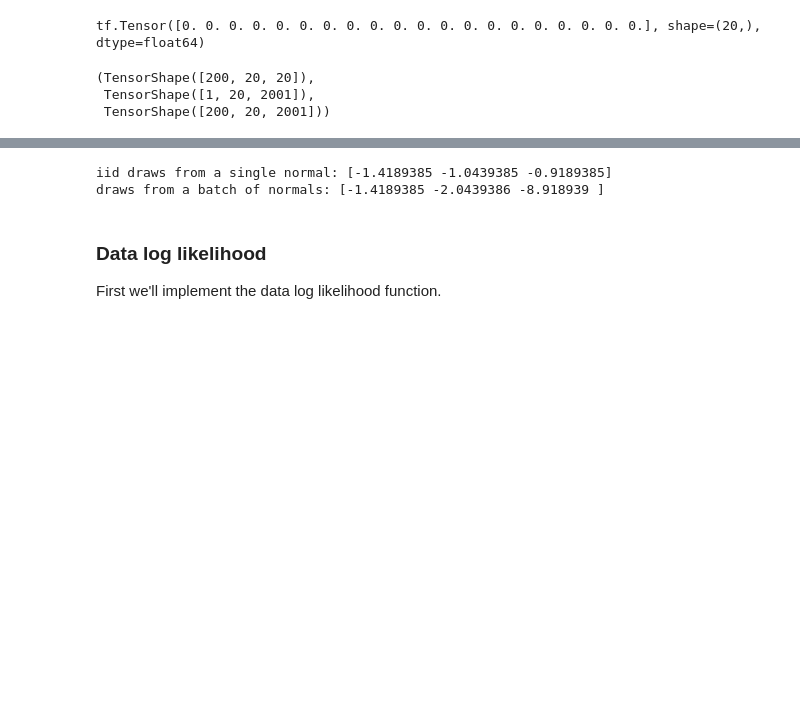
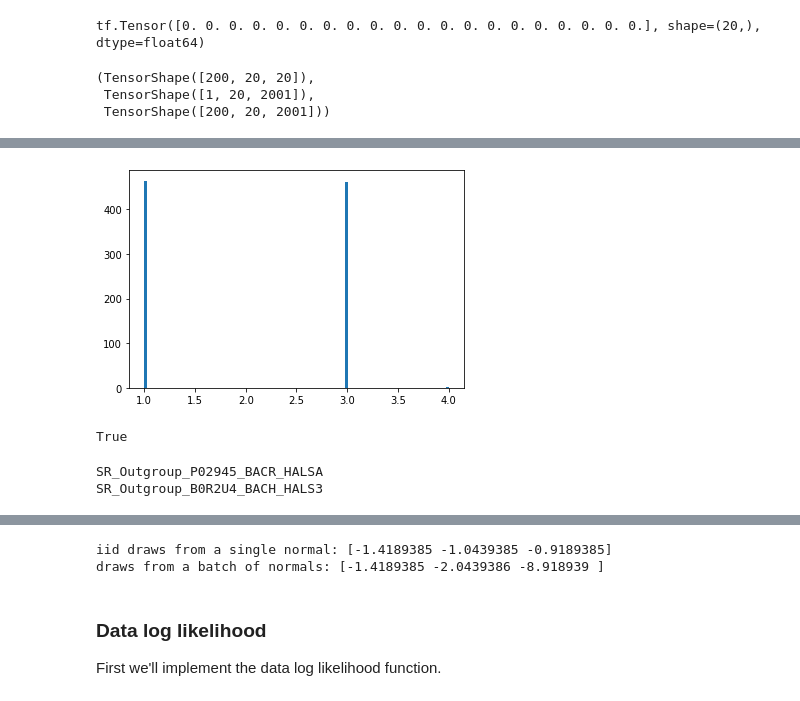
Before and after one commit to AVova/tensorflow_stats, a Jupyter notebook: TensorFlow_Probability_Case_Study_Covariance_Estimation.ipynb, the cells around one changed output, grey strips where cells are left out. Drawn from its saved outputs; the diff is of its cells as text; code cells hidden in the pictures; blank space fills up the shorter version.

```diff
--- a/TensorFlow_Probability_Case_Study_Covariance_Estimation.ipynb
+++ b/TensorFlow_Probability_Case_Study_Covariance_Estimation.ipynb
@@ -381,0 +400,27 @@ for a in range(20):
+# %%
+t = Tree('SR.Raxml.bestTree')
+# %%
+edge_counts = []
+for n in t.traverse():
+    edge_counts.append(len(n.get_children()) + 1)
+
+
+_=plt.hist(np.clip(edge_counts, 0, 100), bins=100, )
+# %% [output]
+[figure, added]
+# %%
+for n in t.traverse():
+    if len(n.get_children()) == 3:
+        break
+n.is_root()
+# %% [output]
+True
+# %%
+out = []
+for n in t.get_leaves():
+    if 'out' in n.name.lower():
+        print(n.name)
+        out.append(n.name)
+# %% [output]
+SR_Outgroup_P02945_BACR_HALSA
+SR_Outgroup_B0R2U4_BACH_HALS3
```
Also changed, not shown: parts of 15 cells of this notebook.
